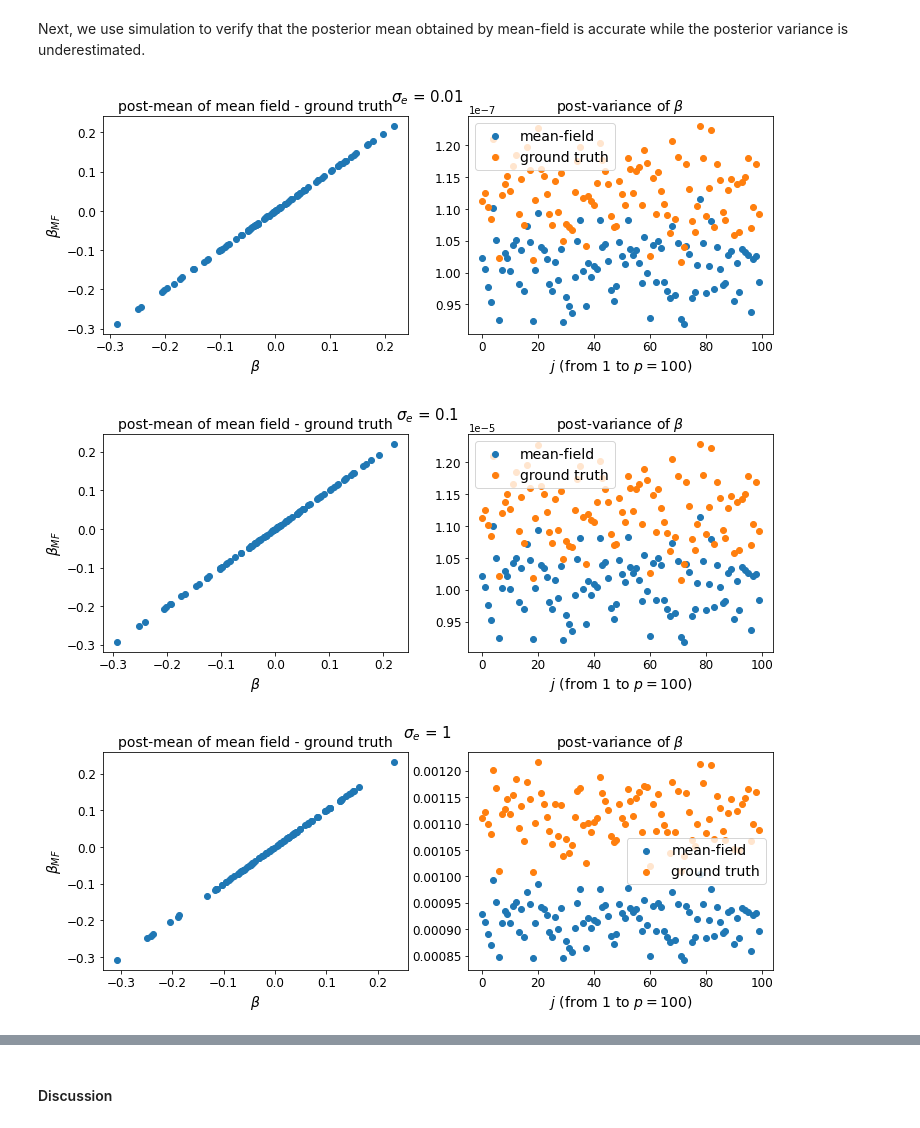
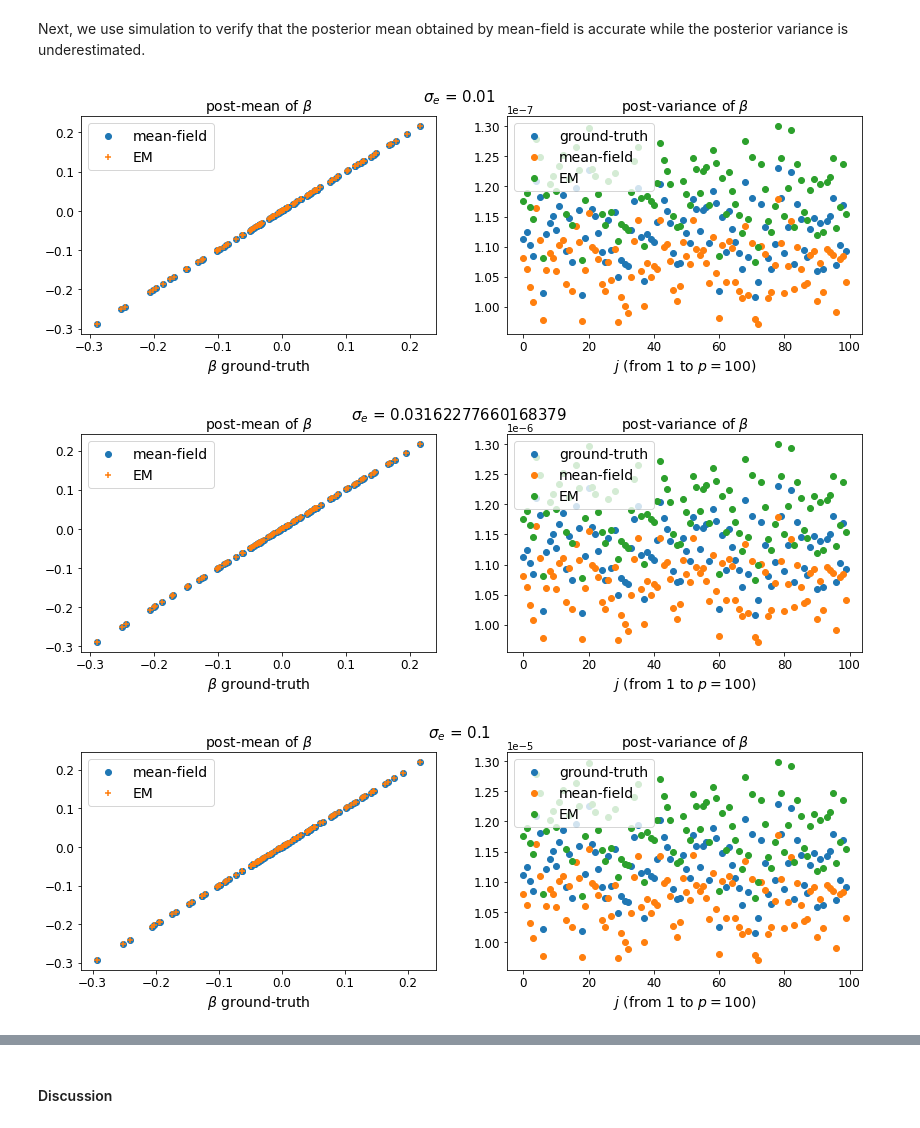
Before and after one commit to zihaophys/Machine-Learning-Miscellaneous, a Jupyter notebook: VI/linearModel.ipynb, the cells around one changed output, grey strips where cells are left out. Cells and saved outputs as stored; diff of their text form; code cells hidden in the pictures.

```diff
--- a/VI/linearModel.ipynb
+++ b/VI/linearModel.ipynb
@@ -122,36 +172,43 @@ class EM:
                 break
         return a, b, llhs
 # %%
-sigma_e_list = [0.01, 0.1, 1, 10]
+sigma_e_list = [10**(-2), 10**(-1.5), 10**(-1), 10**(-0.5), 1]
+# b = 10^4, 10^3, 10^2, 10, 1
+
 for sigma_e in sigma_e_list:
-    data = DataGen(1000, 100, sigma_e=sigma_e)
+    data = DataGen(1000, 100, sigma_e=sigma_e) # a = p = 100
 
     mf_model = MF(data.X, data.Y)
     em_model = EM(data.X, data.Y)
 
+    beta_truth = em_model.mu_r(data.a_truth, data.b_truth)
+    var_truth = np.diagonal(em_model.sigma_r(data.a_truth, data.b_truth))
 
-    beta_mf = mf_model.mu(data.a_truth, data.b_truth)
-    beta_em = em_model.mu_r(data.a_truth, data.b_truth)
+    a, b, _ = mf_model.solver(1, 1)
+    beta_mf = mf_model.mu(a, b)
+    var_mf = mf_model.var(a, b)
 
-    var_mf = mf_model.var(data.a_truth, data.b_truth)
-    var_em = np.diagonal(em_model.sigma_r(data.a_truth, data.b_truth))
+    a, b, _ = em_model.solver(1, 1)
+    beta_em = em_model.mu_r(a, b)
+    var_em = np.diagonal(em_model.sigma_r(a, b))
 
-    fig, ax = plt.subplots(1, 2, figsize=(12, 4))
-    ax[0].scatter(beta_mf, beta_em)
-    ax[1].set_title('post-variance of $\\beta$', fontsize=14)
-    ax[0].set_xlabel('$\\beta$', fontsize=14)
-    ax[0].set_ylabel('$\\beta_{MF}$', fontsize=14)
-    ax[0].set_title('post-mean of mean field - ground truth', fontsize=14)
+    fig, ax = plt.subplots(1, 2, figsize=(14, 4))
+    ax[0].scatter(beta_truth, beta_mf, marker='o', label='mean-field')
+    ax[0].scatter(beta_truth, beta_em, marker='+', label='EM')
+    ax[0].set_xlabel('$\\beta$ ground-truth', fontsize=14)
+    ax[0].set_title('post-mean of $\\beta$', fontsize=14)
     ax[0].tick_params(labelsize=12)
+    ax[0].legend(fontsize=14)
+    ax[1].scatter(np.arange(data.X.shape[1]), var_truth, label='ground-truth')
     ax[1].scatter(np.arange(data.X.shape[1]), var_mf, label='mean-field')
-    ax[1].scatter(np.arange(data.X.shape[1]),var_em, label='ground truth')
+    ax[1].scatter(np.arange(data.X.shape[1]),var_em, label='EM')
     ax[1].set_title('post-variance of $\\beta$', fontsize=14)
     ax[1].set_xlabel('$j$ (from $1$ to $p=100$)', fontsize=14)
     ax[1].tick_params(labelsize=12)
-    plt.legend(fontsize=14)
+    ax[1].legend(fontsize=14)
     plt.suptitle(f'$\\sigma_e$ = {sigma_e}', fontsize=15)
     plt.show()
 # %% [output]
-[figure, old version]
+[figure, new version]
-[figure, old version]
+[figure, new version]
-[figure, old version]
+[figure, new version]
```
Also changed, not shown: parts of 6 cells of this notebook.
